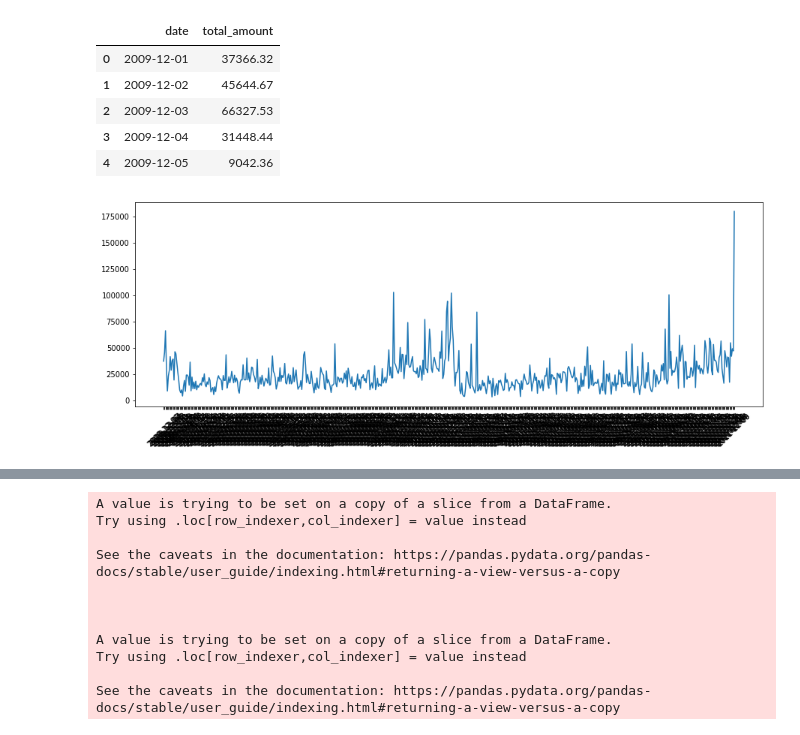
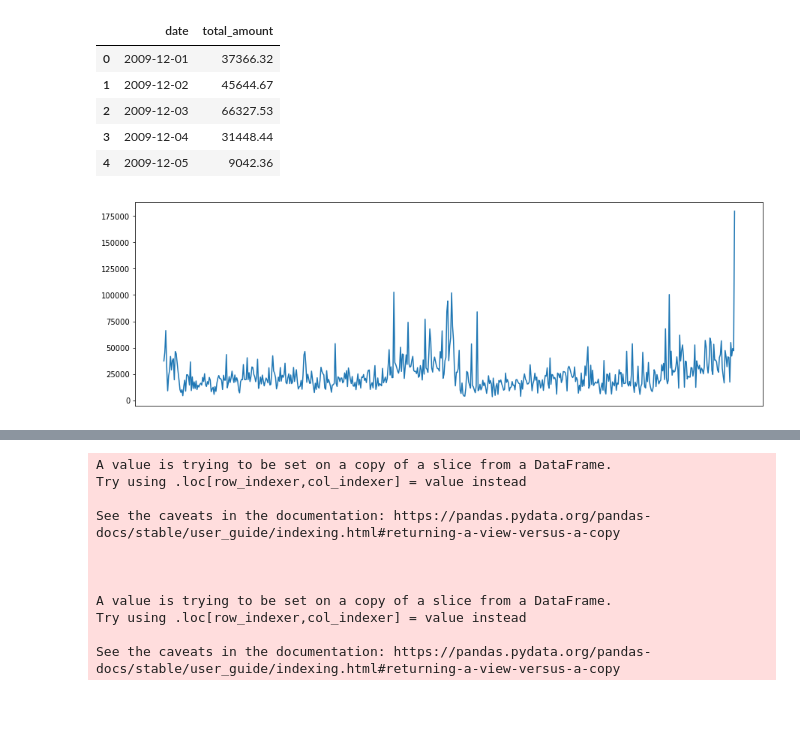
Before and after one commit to yichuang25/Forecasting-Project-Sales, a Jupyter notebook: Analysis&Modeling/SARIMAX.ipynb, the cells around one changed output, grey strips where cells are left out. Cells and saved outputs as stored; diff of their text form; code cells hidden in the pictures; blank space fills up the shorter version.

```diff
--- a/Analysis&Modeling/SARIMAX.ipynb
+++ b/Analysis&Modeling/SARIMAX.ipynb
@@ -20,10 +29,10 @@ sales.head()
 # %%
 plt.figure(figsize=(15,5))
 plt.plot(sales['date'], sales['total_amount'])
-plt.xticks(rotation=45)
+plt.xticks([])
 plt.show()
 # %% [output]
-[figure, old version]
+[figure, new version]
 # %%
 fig = px.line(sales, x="date",
                      y="total_amount",
```
Also changed, not shown: parts of 18 cells of this notebook.
